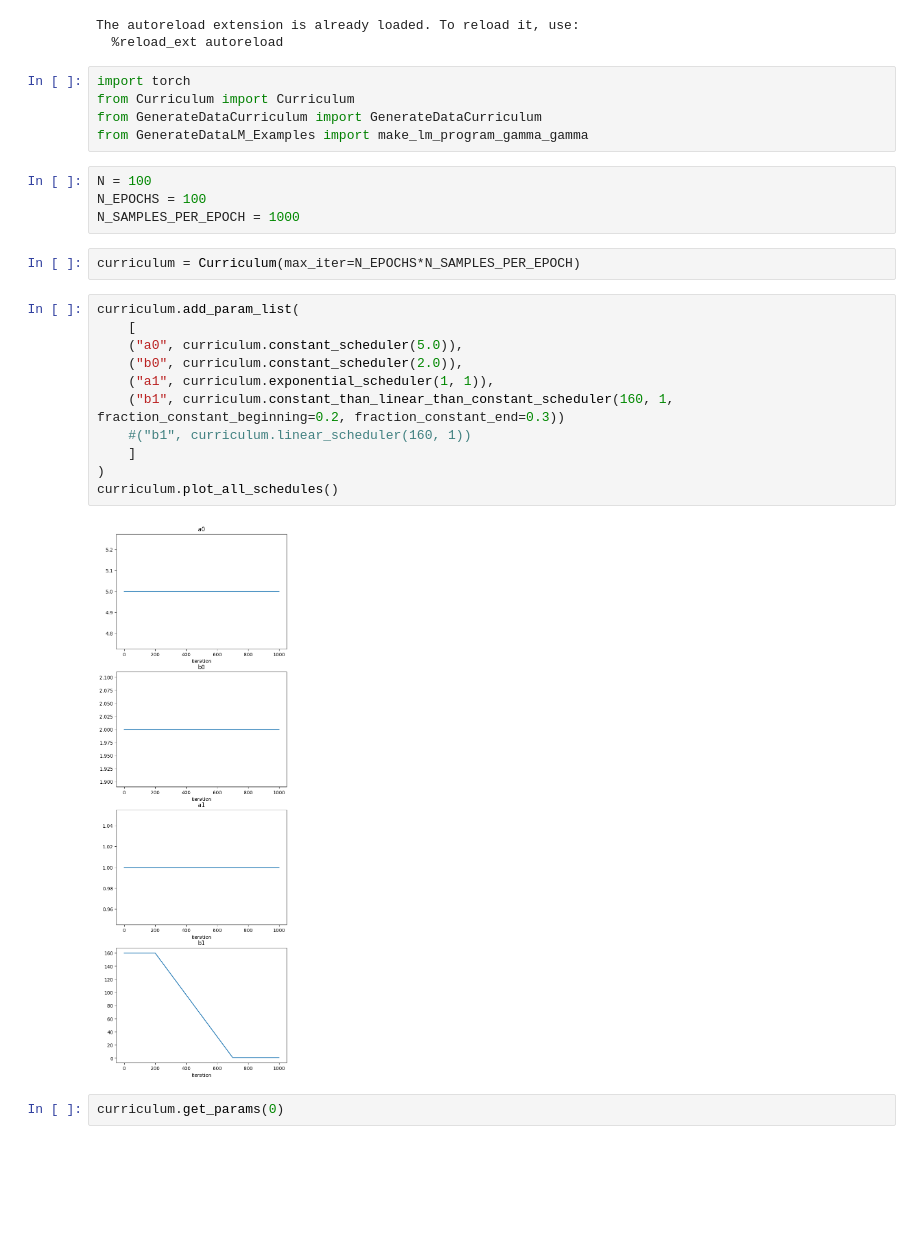
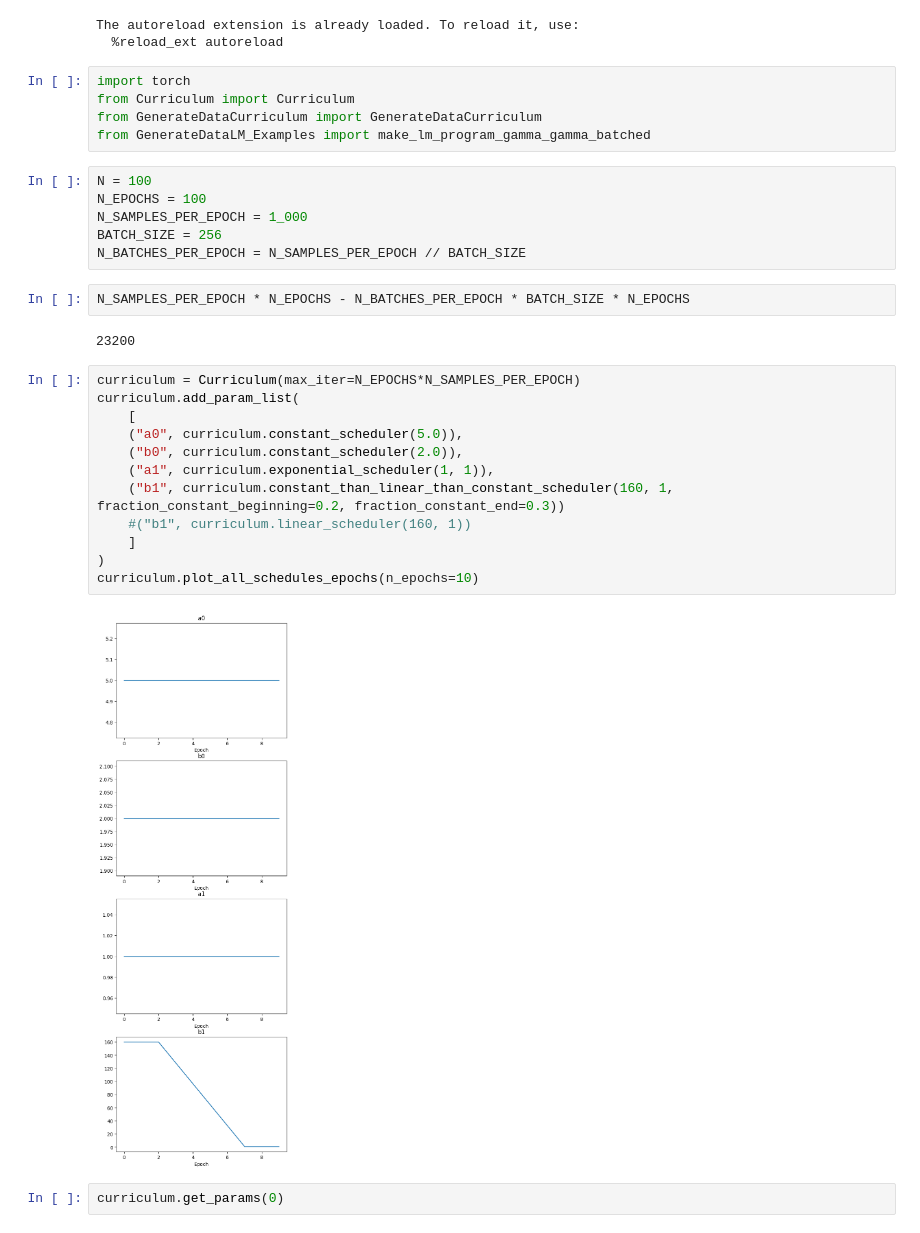
Before and after one commit to ArikReuter/ICL_for_Full_Bayesian_Inference, a Jupyter notebook: LinearRegression/GenerativeModels/Test_Curriculum.ipynb, the cells around one changed output. Drawn from its saved outputs; the diff is of its cells as text; blank space fills up the shorter version.

```diff
--- a/LinearRegression/GenerativeModels/Test_Curriculum.ipynb
+++ b/LinearRegression/GenerativeModels/Test_Curriculum.ipynb
@@ -8,26 +8,31 @@ The autoreload extension is already loaded. To reload it, use:
 import torch
 from Curriculum import Curriculum
 from GenerateDataCurriculum import GenerateDataCurriculum
-from GenerateDataLM_Examples import make_lm_program_gamma_gamma
+from GenerateDataLM_Examples import make_lm_program_gamma_gamma_batched
 # %%
 N = 100
 N_EPOCHS = 100
-N_SAMPLES_PER_EPOCH = 1000
+N_SAMPLES_PER_EPOCH = 1_000
+BATCH_SIZE = 256
+N_BATCHES_PER_EPOCH = N_SAMPLES_PER_EPOCH // BATCH_SIZE
-# %%
-curriculum = Curriculum(max_iter=N_EPOCHS*N_SAMPLES_PER_EPOCH)
+# %%
+N_SAMPLES_PER_EPOCH * N_EPOCHS - N_BATCHES_PER_EPOCH * BATCH_SIZE * N_EPOCHS
+# %% [output]
+23200
 # %%
+curriculum = Curriculum(max_iter=N_EPOCHS*N_SAMPLES_PER_EPOCH)
 curriculum.add_param_list(
     [
     ("a0", curriculum.constant_scheduler(5.0)),
     ("b0", curriculum.constant_scheduler(2.0)),
     ("a1", curriculum.exponential_scheduler(1, 1)),
     ("b1", curriculum.constant_than_linear_than_constant_scheduler(160, 1, fraction_constant_beginning=0.2, fraction_constant_end=0.3))
     #("b1", curriculum.linear_scheduler(160, 1))
     ]
 )
-curriculum.plot_all_schedules()
+curriculum.plot_all_schedules_epochs(n_epochs=10)
 # %% [output]
-[figure, old version]
+[figure, new version]
 # %%
 curriculum.get_params(0)
 # %% [output]
```
Also changed, not shown: parts of 9 cells of this notebook, 13 other files.
